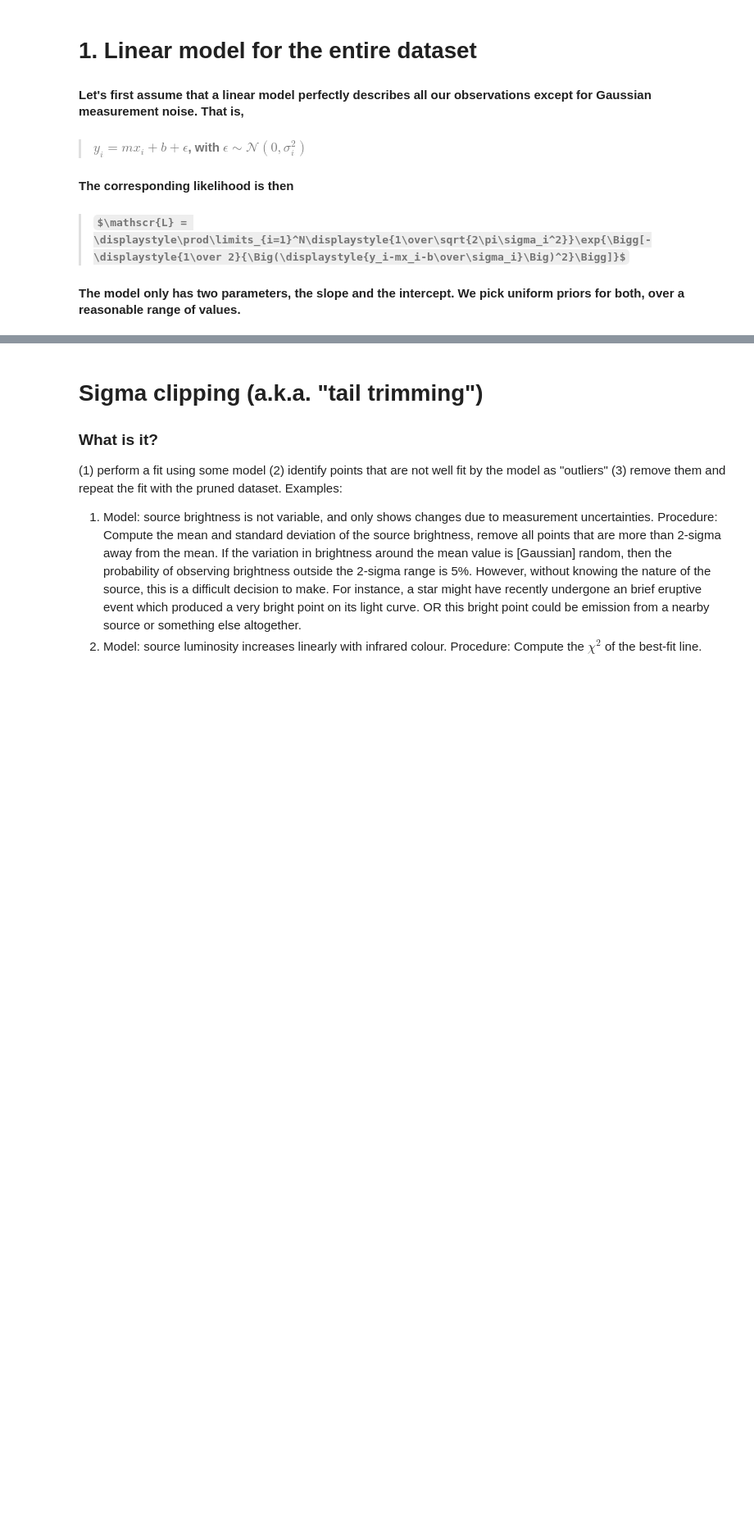
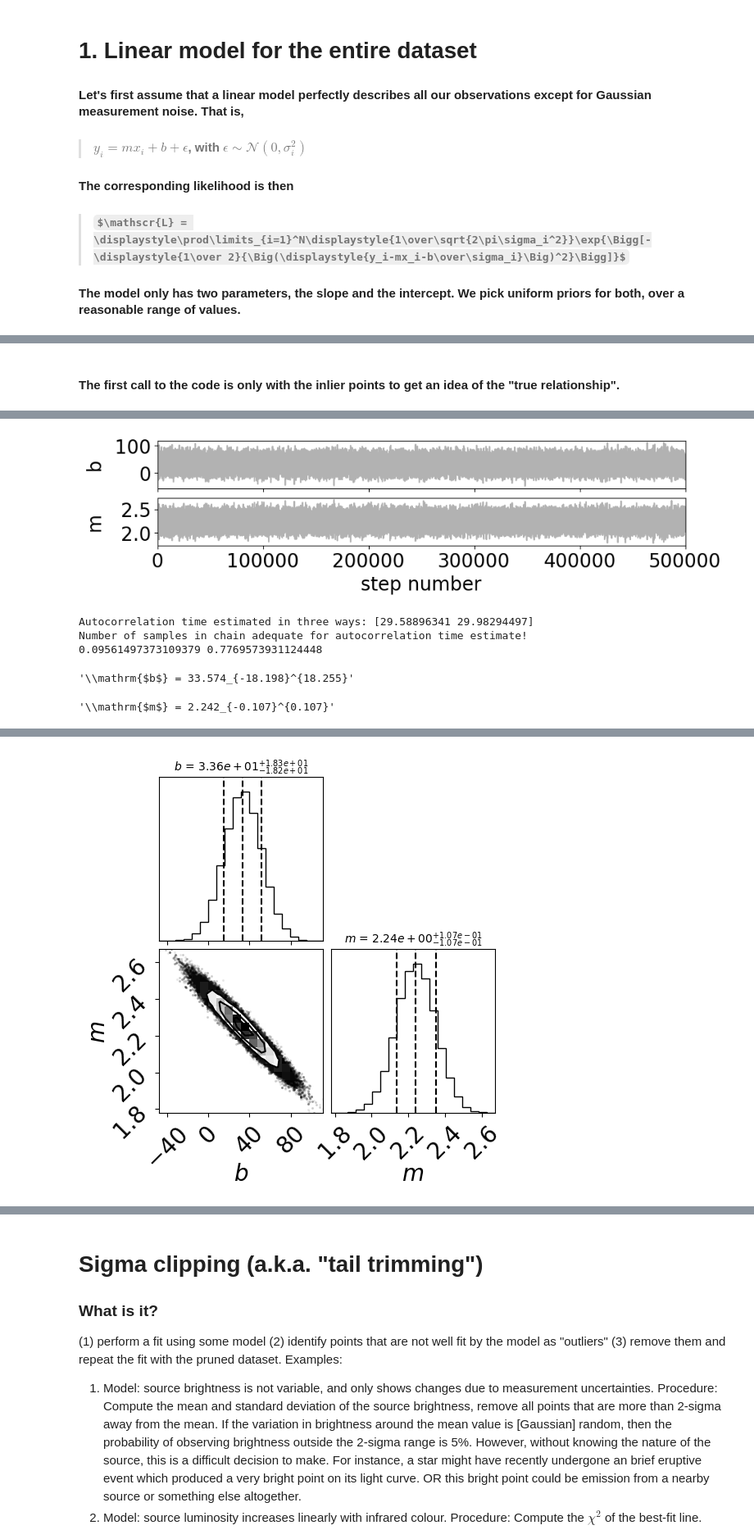
Before and after one commit to dawg-at-irya/outlier-pruning, a Jupyter notebook: Outlier Pruning.ipynb, the cells around one changed output, grey strips where cells are left out. Shown at 82% size. Saved outputs shown, nothing was run; the diff lists cells and outputs as text; code cells hidden in the pictures; some formulas as TeX source; blank space fills up the shorter version.

```diff
--- a/Outlier Pruning.ipynb
+++ b/Outlier Pruning.ipynb
@@ -116,14 +93,0 @@ len(df['x'][4:])
-# %%
-# Only select the inliers
-x = df['x'][4:].values
-y = df['y'][4:].values
-yerr = df['sy'][4:].values
-
-labels=["$b$", "$m$"]
-ndim, nwalkers, threads, iterations, tburn = len(labels), 100, 8, 5000, 2500
-pos=[np.array([
-    34.0 * (1 + 0.05 * np.random.randn()),
-    2.24 * (1 + 0.05 * np.random.randn())]) for i in range(nwalkers)]
-
-sampler = emcee.EnsembleSampler(nwalkers, ndim, lnprob, a=2, args=(x, y, yerr), threads=threads)
-final_state, log_prob, state = sampler.run_mcmc(pos, iterations, progress=True)
@@ -239,10 +93,0 @@ fig.clf()
-# %%
-plt.close()
-plt.errorbar(x, y, yerr=yerr, fmt='o')
-xx = np.linspace(0, 300, 100)
-k = np.random.choice(samplesnoburn.shape[0], 100)
-for kk in k:
-  plt.plot(xx, samplesnoburn[kk, 0] + samplesnoburn[kk, 1] * xx, alpha=0.2)
-plt.xlim(0, 300)
-plt.ylim(0, 700)
-plt.show()
@@ -289,0 +176,10 @@ WARNING:matplotlib.font_manager:findfont: Generic family 'sans-serif' not found
+# %% [markdown]
+#### The first call to the code is only with the inlier points to get an idea of the "true relationship".
+# %%
+# Only select the inliers
+x = df['x'][4:].values
+y = df['y'][4:].values
+yerr = df['sy'][4:].values
+
+do_mcmc(x, y, yerr, outfile='inliers')
+# %% [output]
@@ -289,0 +203,6 @@ WARNING:matplotlib.font_manager:findfont: Generic family 'sans-serif' not found
+[figure, added]
+Autocorrelation time estimated in three ways: [29.58896341 29.98294497]
+Number of samples in chain adequate for autocorrelation time estimate!
+0.09561497373109379 0.7769573931124448
+'\\mathrm{$b$} = 33.574_{-18.198}^{18.255}'
+'\\mathrm{$m$} = 2.242_{-0.107}^{0.107}'
@@ -289,0 +226 @@ WARNING:matplotlib.font_manager:findfont: Generic family 'sans-serif' not found
+[figure, added]
```
Also changed, not shown: parts of 35 cells of this notebook.
